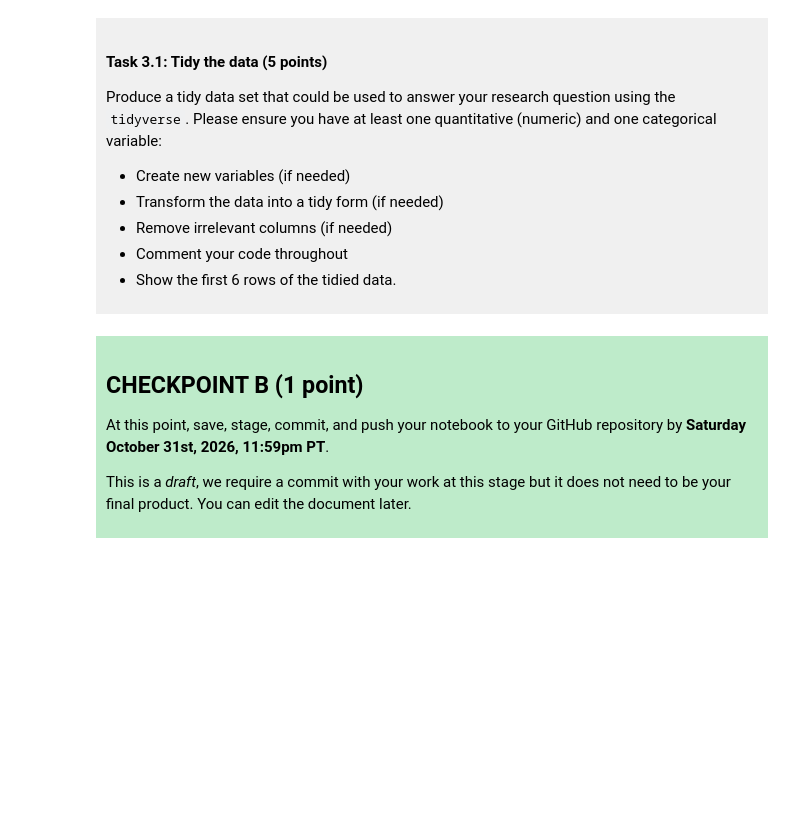
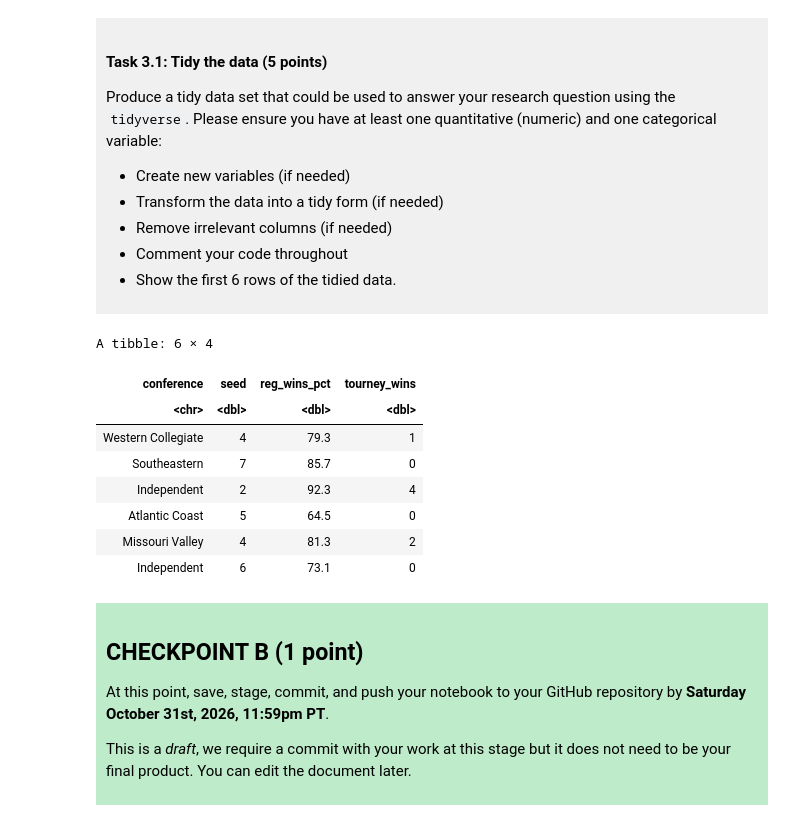
Before and after one commit to leecheryn7-boop/dsci-100-project-cheryn-lee, a Jupyter notebook: dsci-100-project-notebook.ipynb, the cells around one changed output. Cells and saved outputs as stored; diff of their text form; code cells hidden in the pictures; blank space fills up the shorter version.

```diff
--- a/dsci-100-project-notebook.ipynb
+++ b/dsci-100-project-notebook.ipynb
@@ -189,7 +223,22 @@ Produce a tidy data set that could be used to answer your research question usin
 
 </div>
 # %%
-### EDIT THIS CODE CELL ###
+basketball_tidy <- womens_basketball_records |>
+    select(conference, seed, reg_wins_pct, tourney_wins) |>
+    drop_na(seed, reg_wins_pct, tourney_wins)
+
+# shows the first 6 rows
+head(basketball_tidy, 6)
+# %% [output]
+A tibble: 6 × 4
+| conference | seed | reg_wins_pct | tourney_wins |
+| <chr> | <dbl> | <dbl> | <dbl> |
+| Western Collegiate | 4 | 79.3 | 1 |
+| Southeastern | 7 | 85.7 | 0 |
+| Independent | 2 | 92.3 | 4 |
+| Atlantic Coast | 5 | 64.5 | 0 |
+| Missouri Valley | 4 | 81.3 | 2 |
+| Independent | 6 | 73.1 | 0 |
 # %% [markdown]
 <div style="background-color: #beebca; padding: 10px;">
 
```
Also changed, not shown: parts of 3 cells of this notebook.
